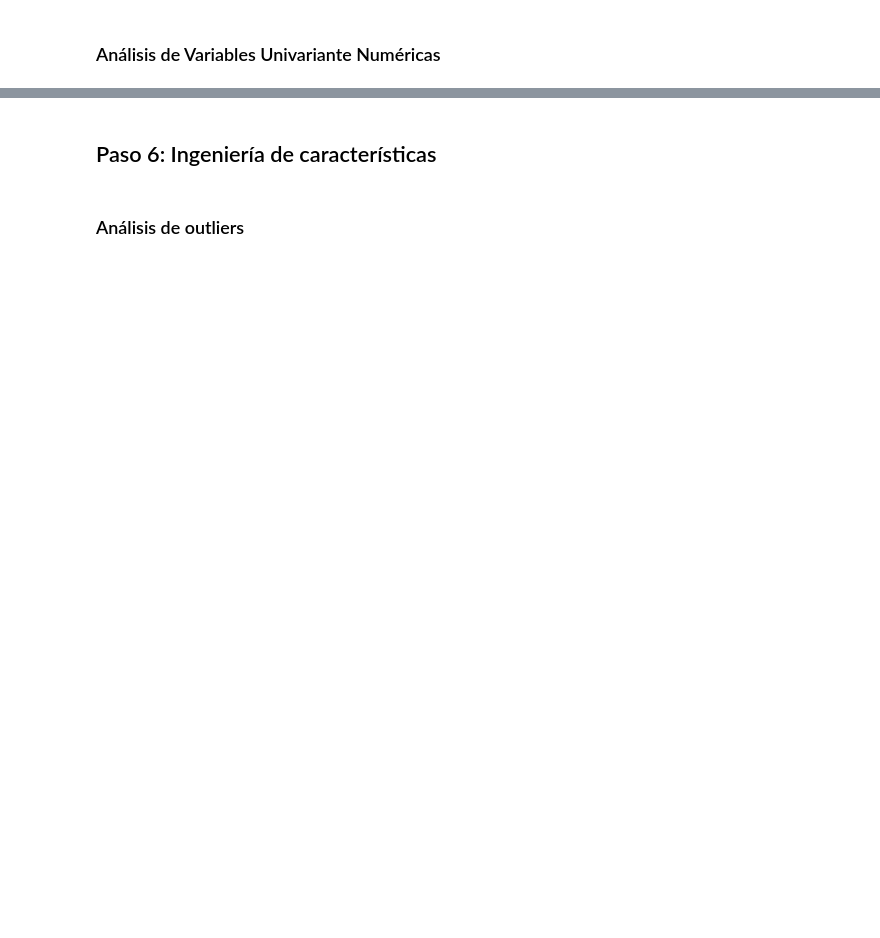
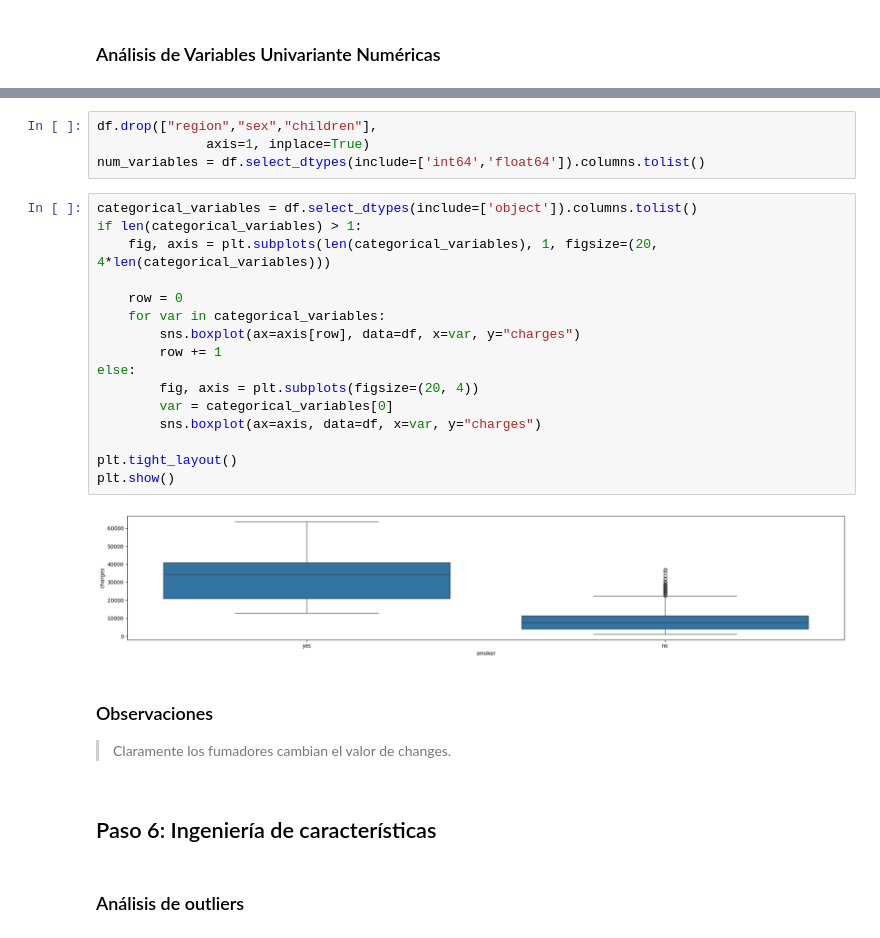
Before and after one commit to 4GeeksAcademy/AnthonnyMal-Machine-Learnig, a Jupyter notebook: src/02-linear-regression-medical-insurance-cost.ipynb, the cells around one changed output, grey strips where cells are left out. Saved outputs shown, nothing was run; the diff lists cells and outputs as text; blank space fills up the shorter version.

```diff
--- a/src/02-linear-regression-medical-insurance-cost.ipynb
+++ b/src/02-linear-regression-medical-insurance-cost.ipynb
@@ -103,3 +170,29 @@ Usaremos y revisaremos las correlaciones.
+# %%
+df.drop(["region","sex","children"],
+              axis=1, inplace=True)
+num_variables = df.select_dtypes(include=['int64','float64']).columns.tolist()
+# %%
+categorical_variables = df.select_dtypes(include=['object']).columns.tolist()
+if len(categorical_variables) > 1:
+    fig, axis = plt.subplots(len(categorical_variables), 1, figsize=(20, 4*len(categorical_variables)))
+
+    row = 0
+    for var in categorical_variables:
+        sns.boxplot(ax=axis[row], data=df, x=var, y="charges")
+        row += 1
+else:
+        fig, axis = plt.subplots(figsize=(20, 4))
+        var = categorical_variables[0]
+        sns.boxplot(ax=axis, data=df, x=var, y="charges")
+
+plt.tight_layout()
+plt.show()
+# %% [output]
+[figure, added]
+# %% [markdown]
+### Observaciones
+
+>Claramente los fumadores cambian el valor de changes.
 # %% [markdown]
 ## Paso 6: Ingeniería de características
 # %% [markdown]
```
Also changed, not shown: parts of 34 cells of this notebook.
